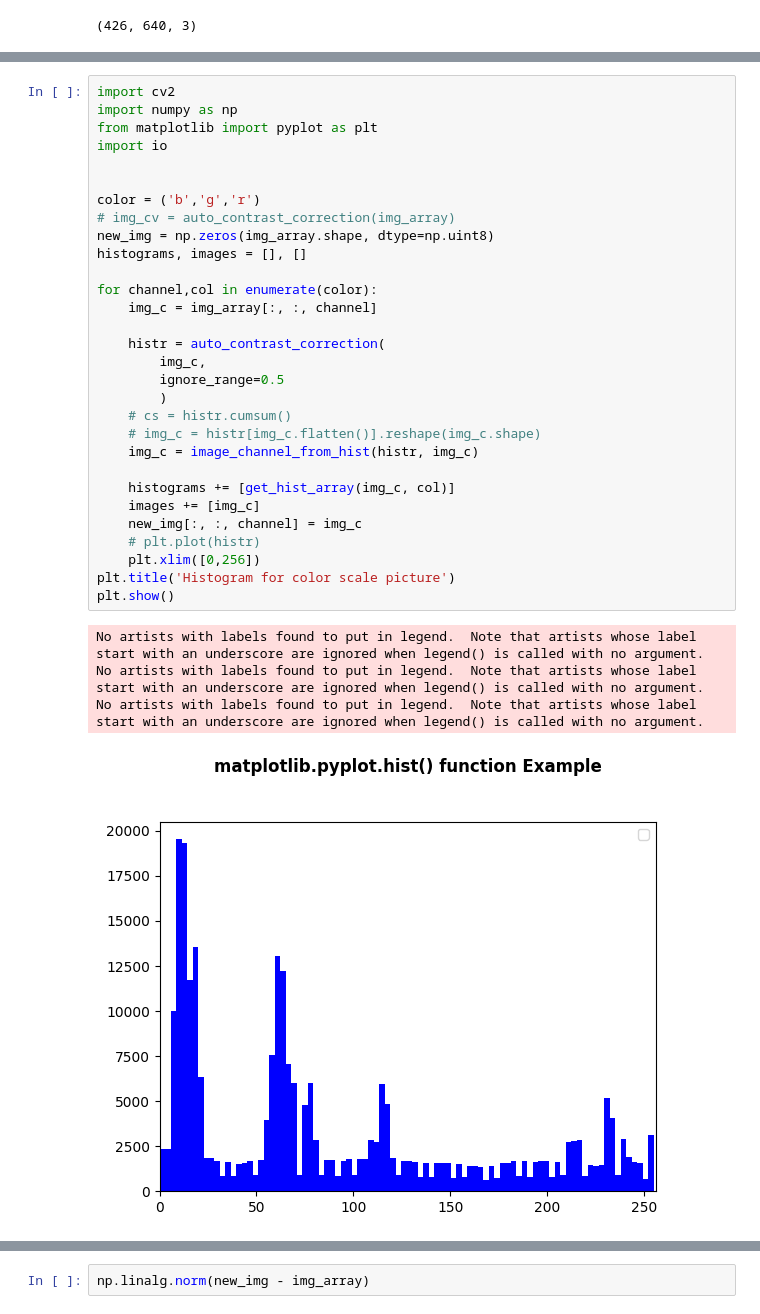
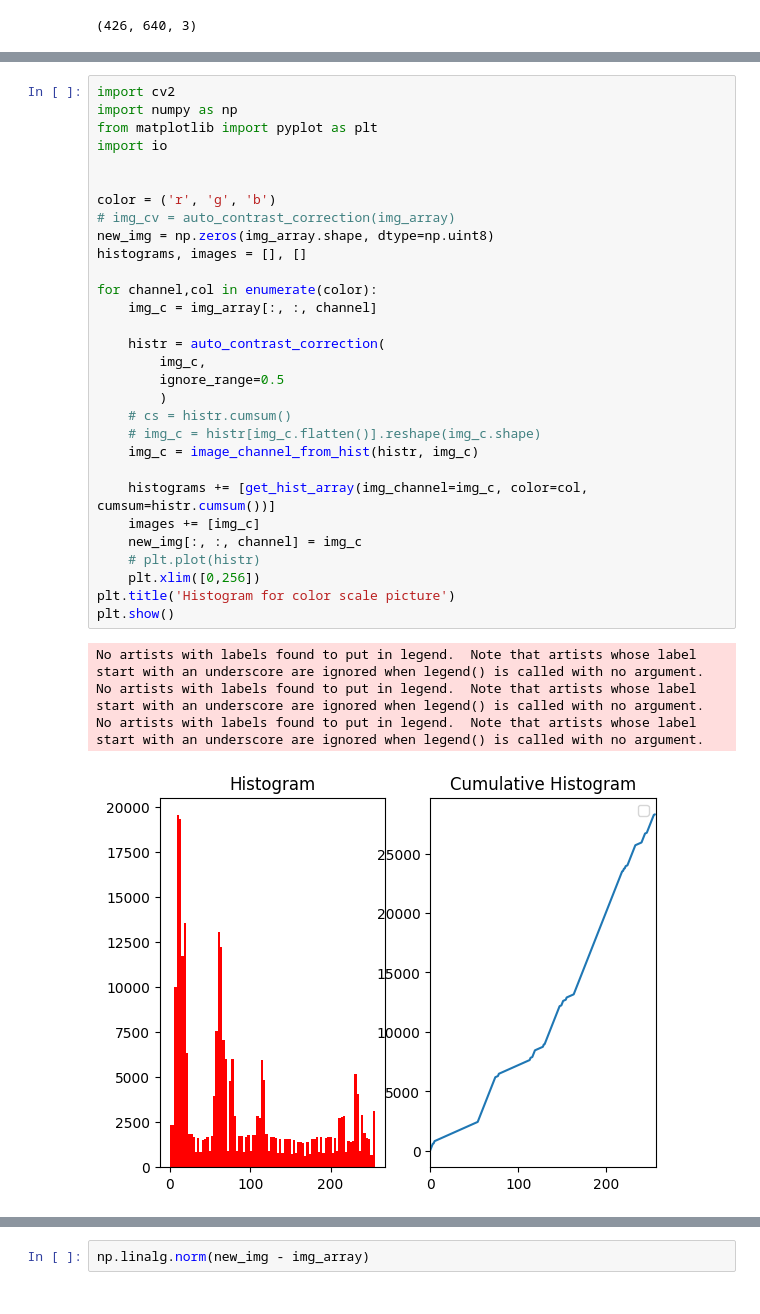
Before and after one commit to IS-CG/cg22-project-Abobus, a Jupyter notebook: check.ipynb, the cells around one changed output, grey strips where cells are left out. Cells and saved outputs as stored; diff of their text form.

Commit message:
add support for painting cumsum

```diff
--- a/check.ipynb
+++ b/check.ipynb
@@ -261,33 +157,33 @@ import cv2
 import numpy as np
 from matplotlib import pyplot as plt
 import io
 
 
-color = ('b','g','r')
+color = ('r', 'g', 'b')
 # img_cv = auto_contrast_correction(img_array)
 new_img = np.zeros(img_array.shape, dtype=np.uint8)
 histograms, images = [], []
 
 for channel,col in enumerate(color):
     img_c = img_array[:, :, channel]
 
     histr = auto_contrast_correction(
         img_c,
         ignore_range=0.5
         )
     # cs = histr.cumsum()
     # img_c = histr[img_c.flatten()].reshape(img_c.shape)
     img_c = image_channel_from_hist(histr, img_c)
 
-    histograms += [get_hist_array(img_c, col)]
+    histograms += [get_hist_array(img_channel=img_c, color=col, cumsum=histr.cumsum())]
     images += [img_c]
     new_img[:, :, channel] = img_c
     # plt.plot(histr)
     plt.xlim([0,256])
 plt.title('Histogram for color scale picture')
 plt.show()
 # %% [output]
 No artists with labels found to put in legend.  Note that artists whose label start with an underscore are ignored when legend() is called with no argument.
 No artists with labels found to put in legend.  Note that artists whose label start with an underscore are ignored when legend() is called with no argument.
 No artists with labels found to put in legend.  Note that artists whose label start with an underscore are ignored when legend() is called with no argument.
-[figure, old version]
+[figure, new version]
```
Also changed, not shown: parts of 8 cells of this notebook.
